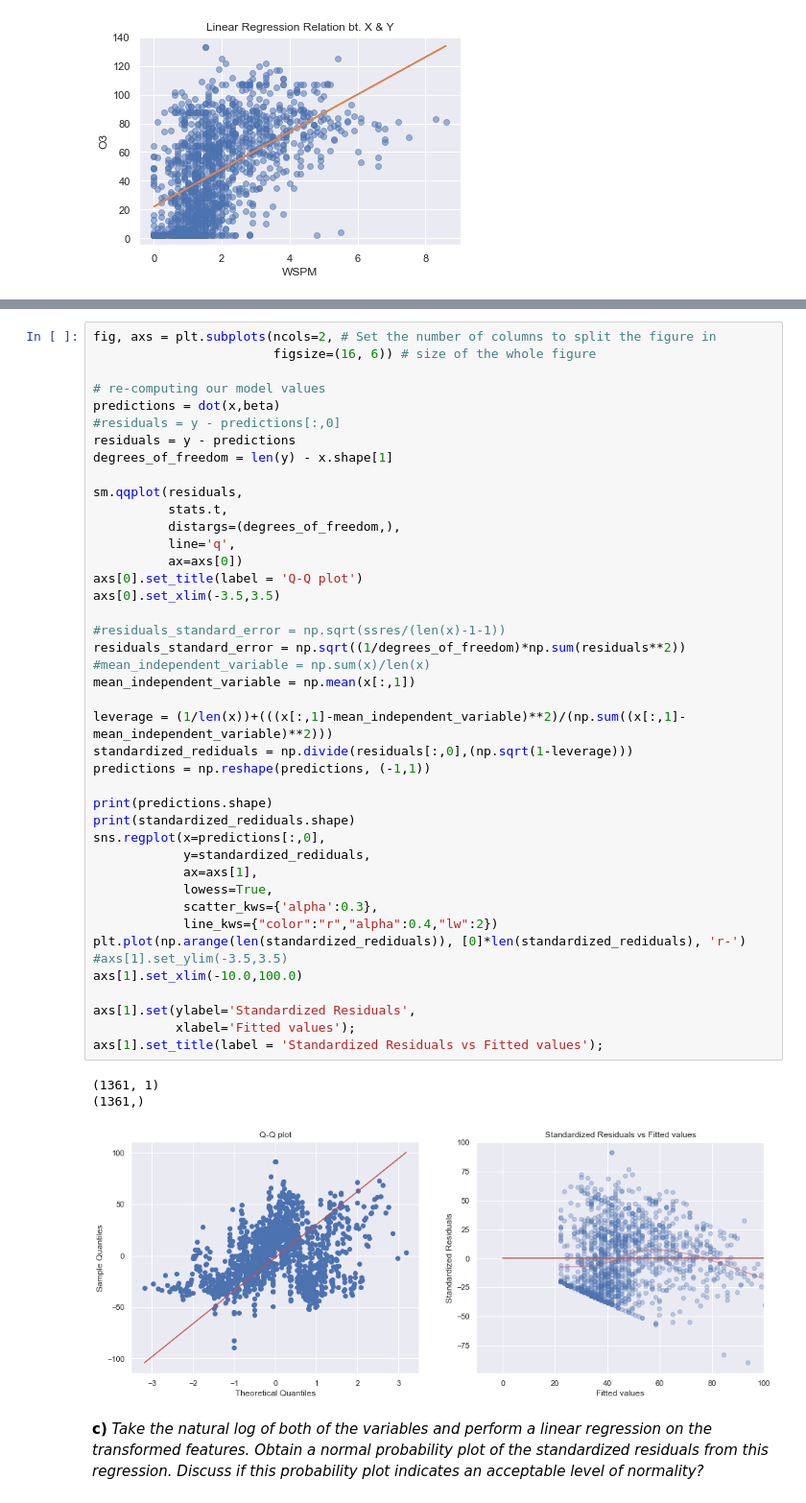
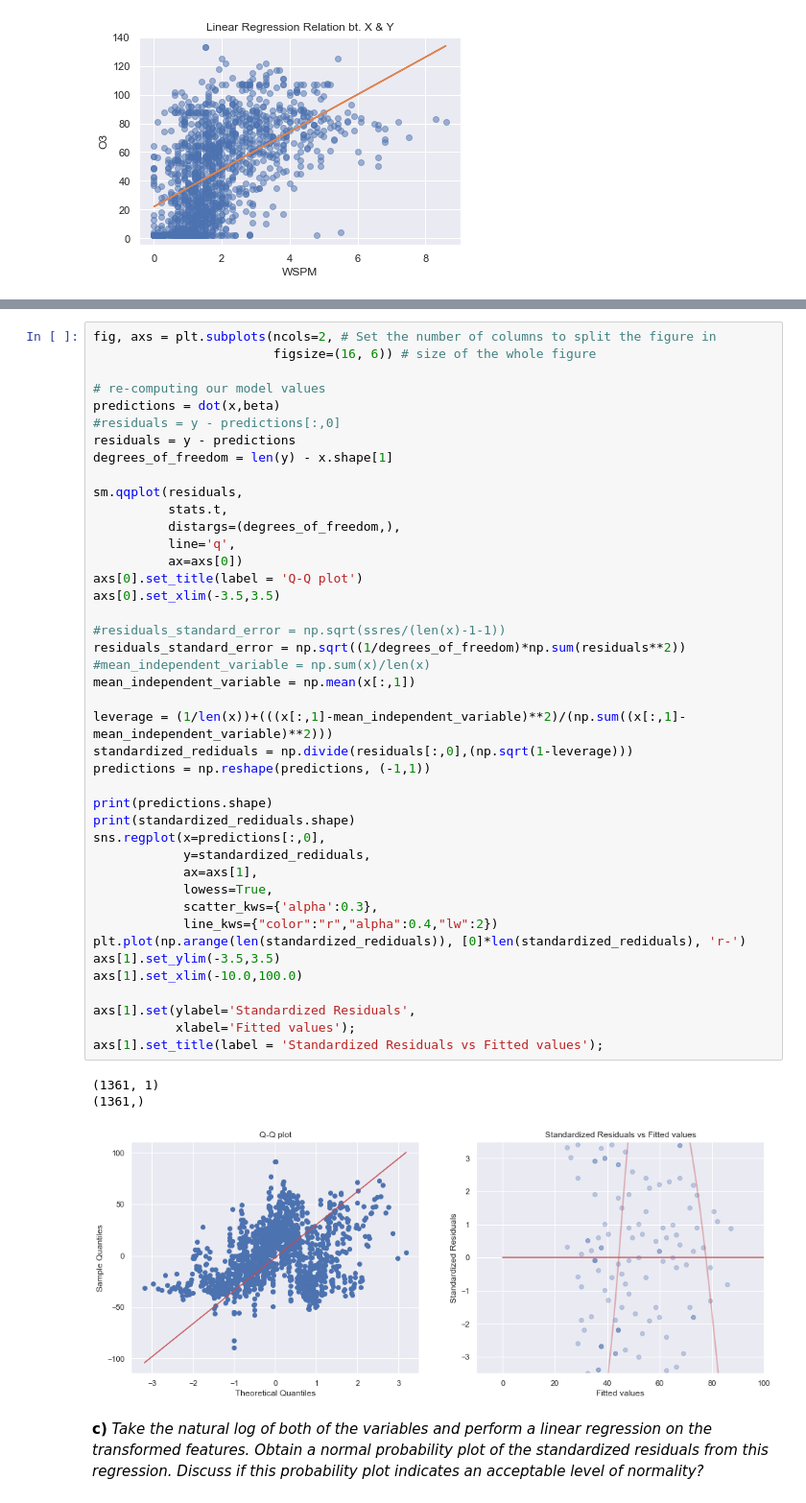
Before and after one commit to oranium/datamining, a Jupyter notebook: NewDataSet/Tryings_on_linear_regression.ipynb, the cells around one changed output, grey strips where cells are left out. Shown at 96% size. Drawn from its saved outputs; the diff is of its cells as text.

```diff
--- a/NewDataSet/Tryings_on_linear_regression.ipynb
+++ b/NewDataSet/Tryings_on_linear_regression.ipynb
@@ -188,35 +187,35 @@ sm.qqplot(residuals,
           ax=axs[0])
 axs[0].set_title(label = 'Q-Q plot')
 axs[0].set_xlim(-3.5,3.5)
 
 #residuals_standard_error = np.sqrt(ssres/(len(x)-1-1))
 residuals_standard_error = np.sqrt((1/degrees_of_freedom)*np.sum(residuals**2))
 #mean_independent_variable = np.sum(x)/len(x)
 mean_independent_variable = np.mean(x[:,1])
 
 leverage = (1/len(x))+(((x[:,1]-mean_independent_variable)**2)/(np.sum((x[:,1]-mean_independent_variable)**2)))
 standardized_rediduals = np.divide(residuals[:,0],(np.sqrt(1-leverage)))
 predictions = np.reshape(predictions, (-1,1))
 
 print(predictions.shape)
 print(standardized_rediduals.shape)
 sns.regplot(x=predictions[:,0],
             y=standardized_rediduals,
             ax=axs[1],
             lowess=True,
             scatter_kws={'alpha':0.3},
             line_kws={"color":"r","alpha":0.4,"lw":2})
 plt.plot(np.arange(len(standardized_rediduals)), [0]*len(standardized_rediduals), 'r-')
-#axs[1].set_ylim(-3.5,3.5)
+axs[1].set_ylim(-3.5,3.5)
 axs[1].set_xlim(-10.0,100.0)
 
 axs[1].set(ylabel='Standardized Residuals',
            xlabel='Fitted values');
 axs[1].set_title(label = 'Standardized Residuals vs Fitted values');
 # %% [output]
 (1361, 1)
 (1361,)
-[figure, old version]
+[figure, new version]
 # %% [markdown]
 **c)** *Take the natural log of both of the variables and perform a linear regression on the transformed features. Obtain a normal probability plot of the standardized residuals from this regression. Discuss if this probability plot indicates an acceptable level of normality?*
 # %%
```
Also changed, not shown: parts of 13 cells of this notebook.
